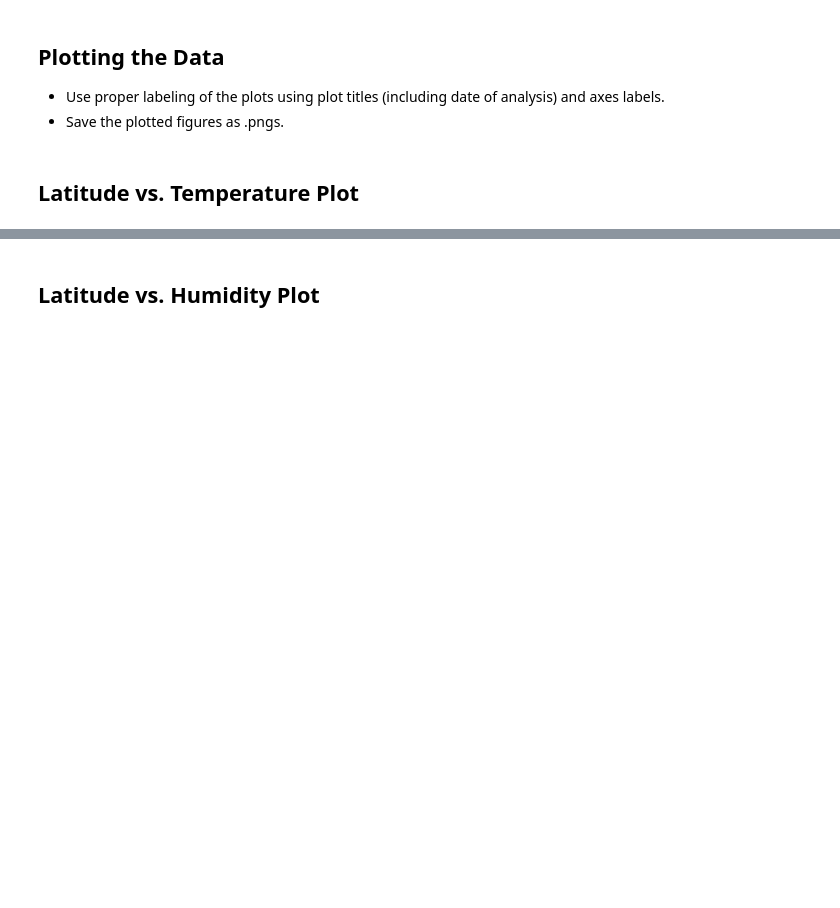
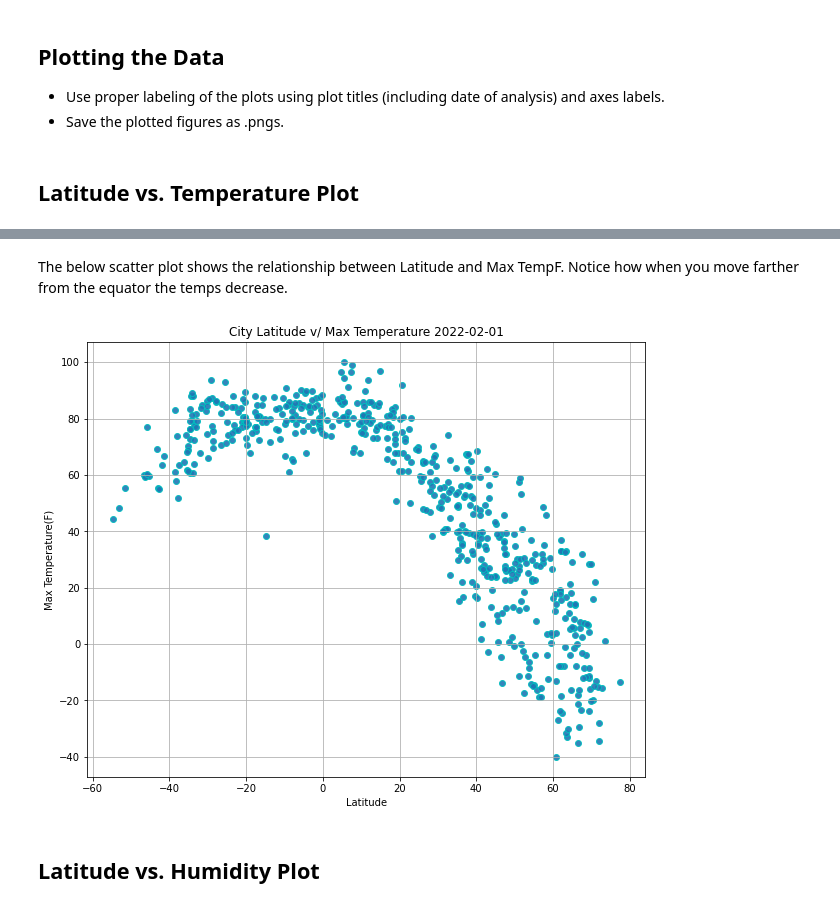
Before and after one commit to Akey20/python_api_challenge, a Jupyter notebook: Homework/Instructions/starter_code/WeatherPy.ipynb, the cells around one changed output, grey strips where cells are left out. Drawn from its saved outputs; the diff is of its cells as text; code cells hidden in the pictures; blank space fills up the shorter version.

```diff
--- a/Homework/Instructions/starter_code/WeatherPy.ipynb
+++ b/Homework/Instructions/starter_code/WeatherPy.ipynb
@@ -224,2 +222,19 @@ len(city_df)
+# %% [markdown]
+The below scatter plot shows the relationship between Latitude and Max TempF. Notice how when you move farther from the equator the temps decrease.
+# %%
+date_time = datetime.date(datetime.now())
+#create scatter plot
+x_values = city_df["Lat"]
+y_values = city_df["Max Temp"]
+fig1, ax1 = plt.subplots(figsize=(10,8))
+plt.scatter(x_values, y_values, alpha = 0.90, edgecolors = 'c', linewidths = 1)
+plt.xlabel("Latitude")
+plt.ylabel("Max Temperature(F)")
+plt.title(f"City Latitude v/ Max Temperature {date_time}")
+plt.grid()
+plt.savefig("../output_data/latitude_v_temp.png", bbox_inches="tight")
+plt.show()
+# %% [output]
+[figure, added]
 # %% [markdown]
 ## Latitude vs. Humidity Plot
```
Also changed, not shown: parts of 45 cells of this notebook, 12 other files.
